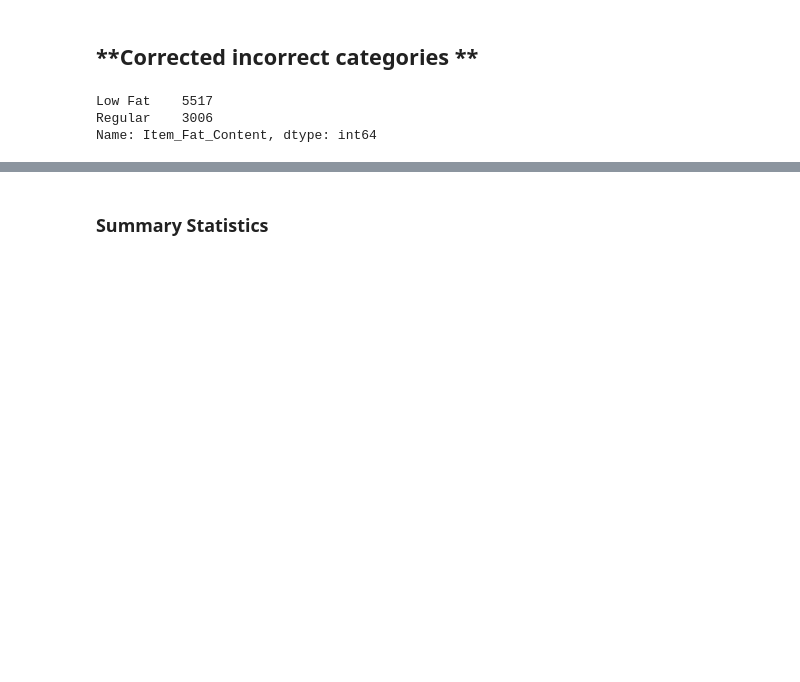
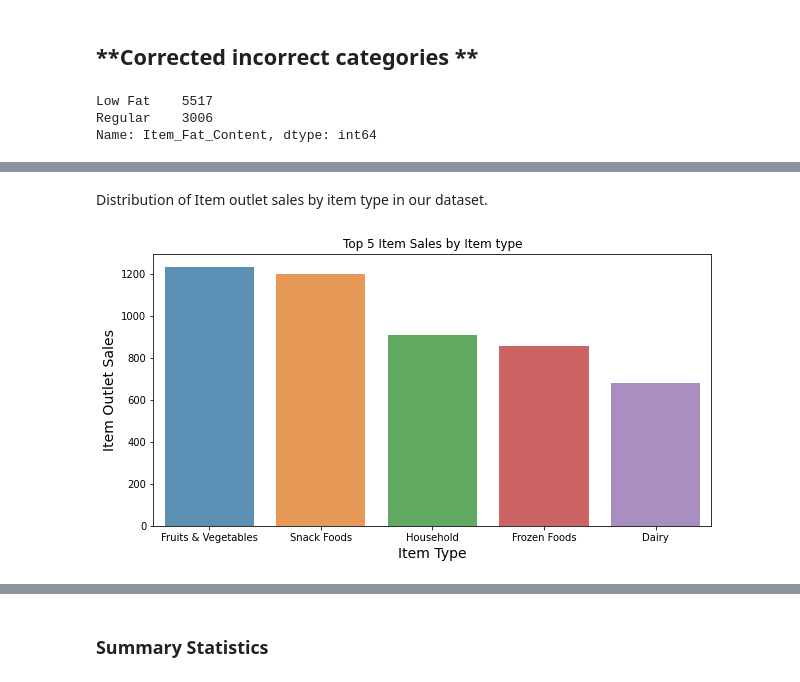
Before and after one commit to jeangarcia77/sales-predictions, a Jupyter notebook: Food_Sales_Predictions.ipynb, the cells around one changed output, grey strips where cells are left out. Cells and saved outputs as stored; diff of their text form; code cells hidden in the pictures; blank space fills up the shorter version.

```diff
--- a/Food_Sales_Predictions.ipynb
+++ b/Food_Sales_Predictions.ipynb
@@ -112,0 +159,13 @@ Name: Outlet_Size, dtype: int64
+# %% [markdown]
+Distribution of Item outlet sales by item type in our dataset.
+# %%
+top5_Items  = df['Item_Type'].value_counts()
+top5_Items = top5_Items[:5,]
+plt.figure(figsize=(10,5))
+sns.barplot(top5_Items.index, top5_Items.values, alpha=0.8)
+plt.title('Top 5 Item Sales by Item type')
+plt.ylabel('Item Outlet Sales', fontsize=14)
+plt.xlabel('Item Type', fontsize=14)
+plt.show()
+# %% [output]
+[figure, added]
```
Also changed, not shown: parts of 13 cells of this notebook.
